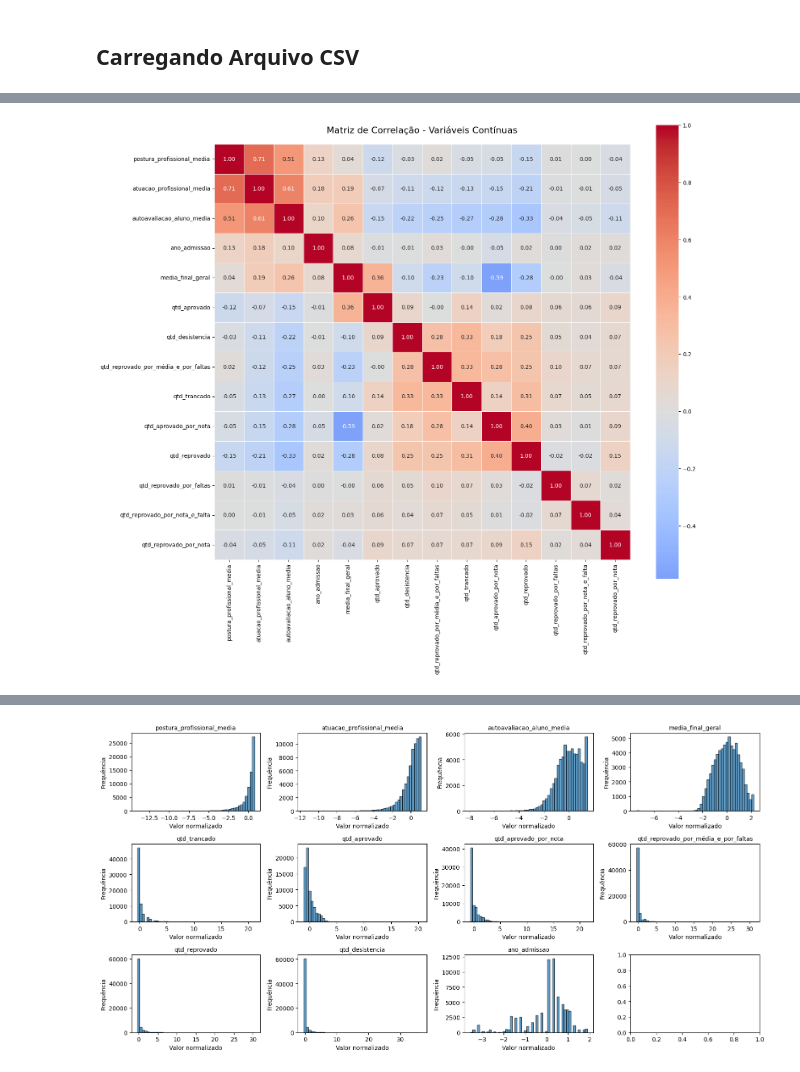
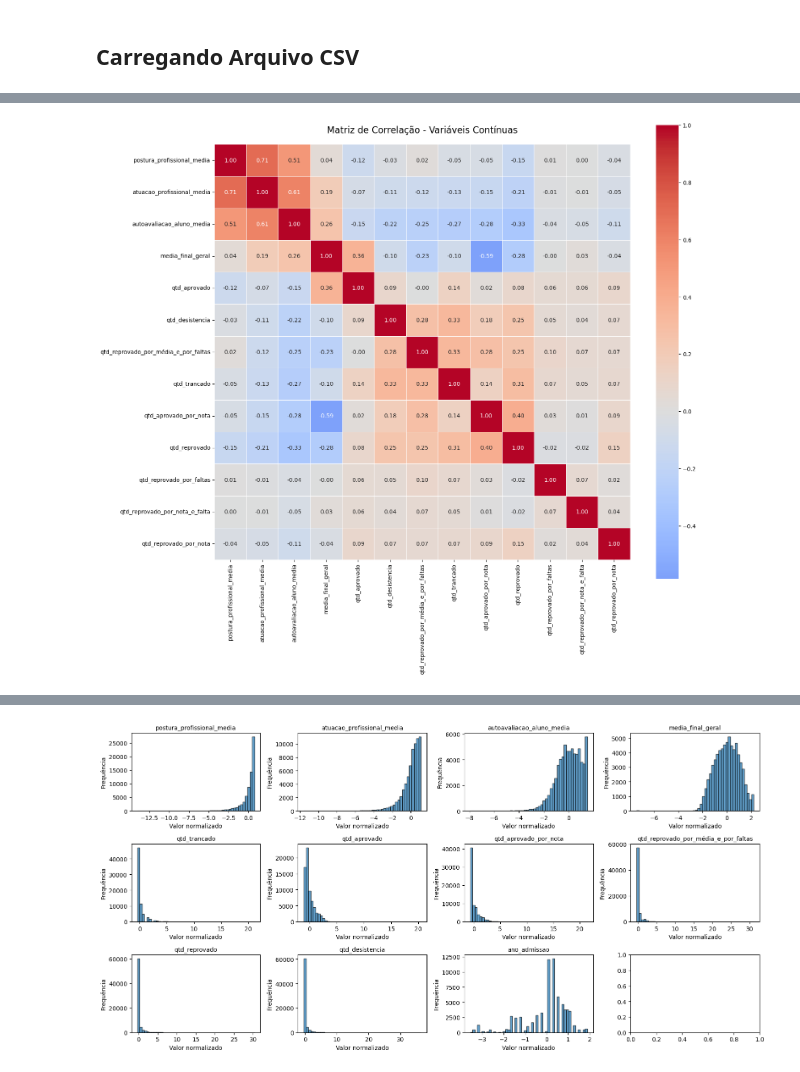
Before and after one commit to PETCC-UFRN/data-pet, a Jupyter notebook: ENAPET2025/clustering.ipynb, the cells around one changed output, grey strips where cells are left out. Cells and saved outputs as stored; diff of their text form; code cells hidden in the pictures.

```diff
--- a/ENAPET2025/clustering.ipynb
+++ b/ENAPET2025/clustering.ipynb
@@ -31,32 +31,29 @@ df
 # %%
 colunas_continuas = [
     'postura_profissional_media',
     'atuacao_profissional_media',
-    'autoavaliacao_aluno_media',
-    'ano_admissao', 'media_final_geral',
+    'autoavaliacao_aluno_media', 'media_final_geral',
     'qtd_aprovado', 'qtd_desistencia',
     'qtd_reprovado_por_média_e_por_faltas', 'qtd_trancado',
     'qtd_aprovado_por_nota', 'qtd_reprovado',
     'qtd_reprovado_por_faltas', 'qtd_reprovado_por_nota_e_falta',
     'qtd_reprovado_por_nota'
-
-
 ]
 
 df_continuas = df[colunas_continuas]
 
 df_continuas = df_continuas.dropna()
 
 correlation_matrix = df_continuas.corr()
 
 plt.figure(figsize=(16, 14))
 sns.heatmap(correlation_matrix, annot=True, fmt='.2f', cmap='coolwarm',
             center=0, square=True, linewidths=0.5)
 plt.title('Matriz de Correlação - Variáveis Contínuas', fontsize=16, pad=20)
 plt.tight_layout()
 plt.show()
 # %% [output]
-[figure, old version]
+[figure, new version]
 # %%
 features_clustering = [
     'postura_profissional_media',
```
Also changed, not shown: parts of 2 cells of this notebook, 2 other files.
